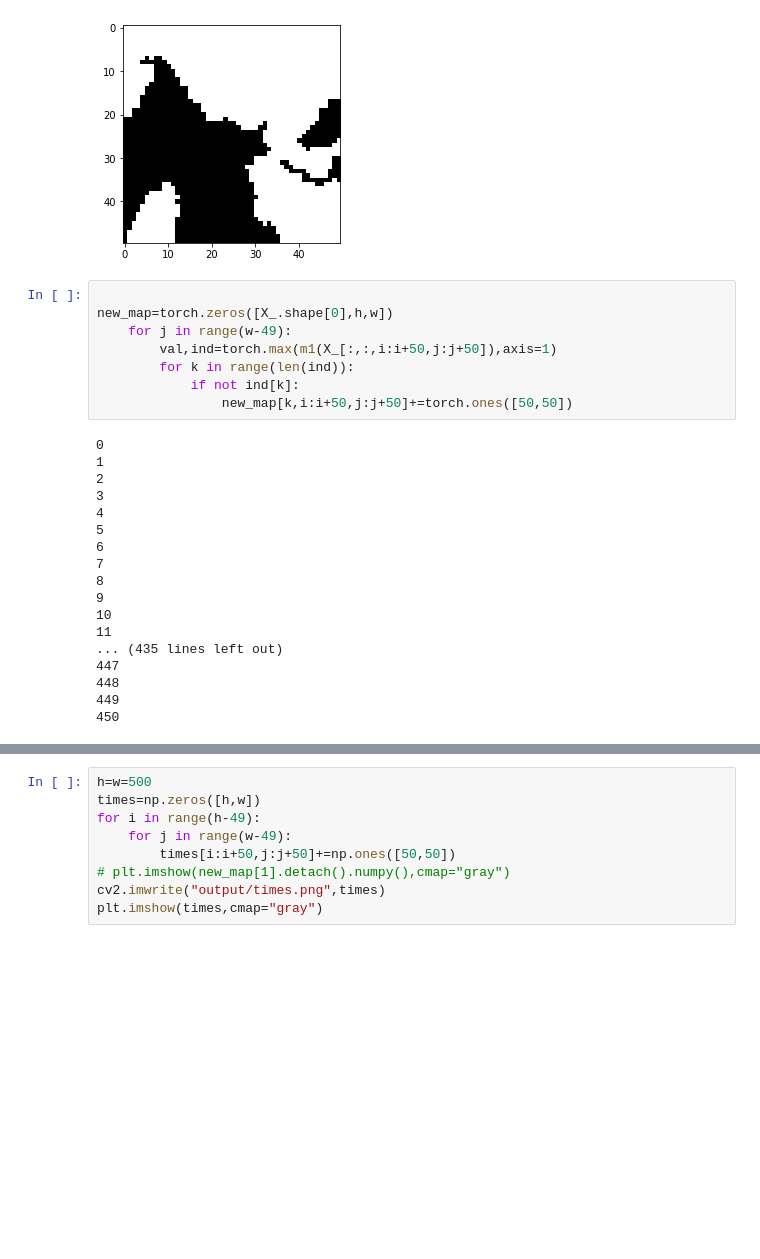
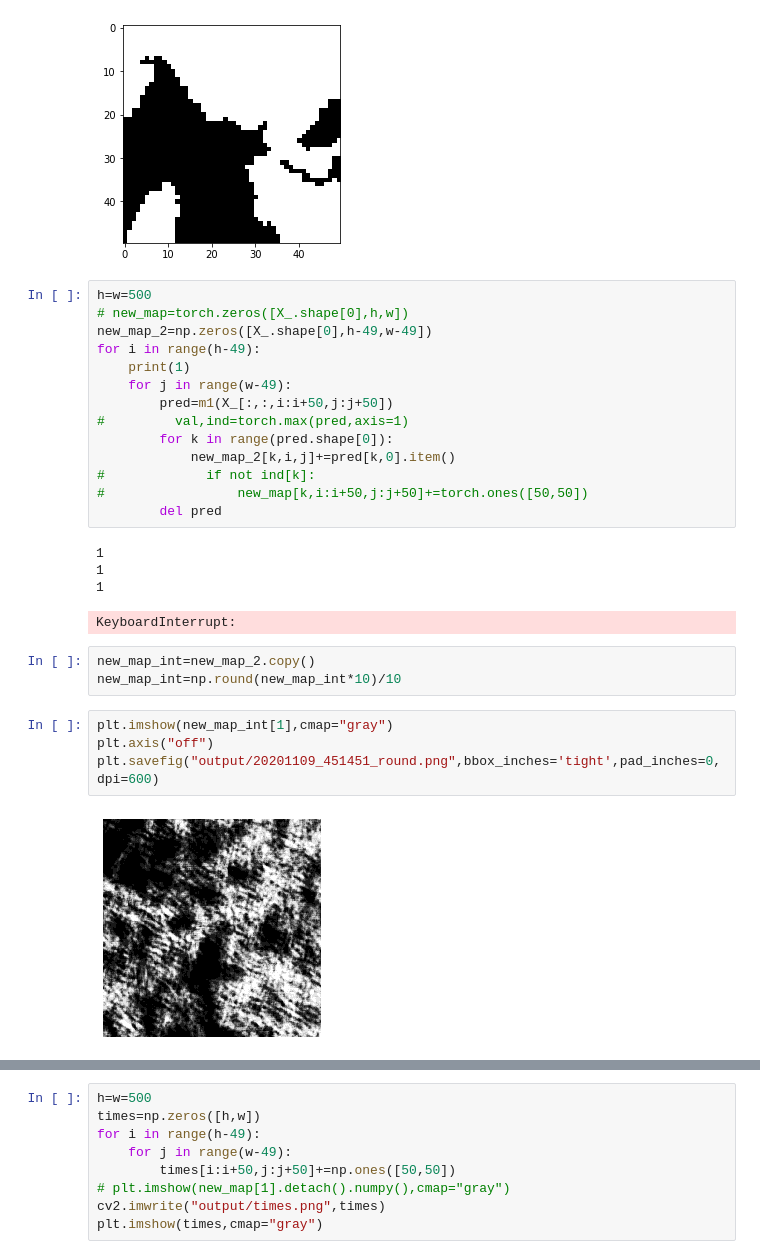
Before and after one commit to tsukiyashirokisaki/dp780, a Jupyter notebook: saliency.ipynb, the cells around one changed output, grey strips where cells are left out. Saved outputs shown, nothing was run; the diff lists cells and outputs as text; blank space fills up the shorter version.

```diff
--- a/saliency.ipynb
+++ b/saliency.ipynb
@@ -97,28 +92,30 @@ tensor([[0.6541, 0.3459]], grad_fn=<SoftmaxBackward>)
 [figure]
 [figure]
 # %%
-
-new_map=torch.zeros([X_.shape[0],h,w])
+h=w=500
+# new_map=torch.zeros([X_.shape[0],h,w])
+new_map_2=np.zeros([X_.shape[0],h-49,w-49])
+for i in range(h-49):
+    print(1)
     for j in range(w-49):
-        val,ind=torch.max(m1(X_[:,:,i:i+50,j:j+50]),axis=1)
-        for k in range(len(ind)):
-            if not ind[k]:
-                new_map[k,i:i+50,j:j+50]+=torch.ones([50,50])
+        pred=m1(X_[:,:,i:i+50,j:j+50])
+#         val,ind=torch.max(pred,axis=1)
+        for k in range(pred.shape[0]):
+            new_map_2[k,i,j]+=pred[k,0].item()
+#             if not ind[k]:
+#                 new_map[k,i:i+50,j:j+50]+=torch.ones([50,50])
+        del pred
 # %% [output]
-0
 1
-2
-3
-4
-5
-6
-7
-8
-9
-10
-11
-... (435 lines left out)
-447
-448
-449
-450
+1
+1
+KeyboardInterrupt:
+# %%
+new_map_int=new_map_2.copy()
+new_map_int=np.round(new_map_int*10)/10
+# %%
+plt.imshow(new_map_int[1],cmap="gray")
+plt.axis("off")
+plt.savefig("output/20201109_451451_round.png",bbox_inches='tight',pad_inches=0,dpi=600)
+# %% [output]
+[figure, added]
```
Also changed, not shown: parts of 9 cells of this notebook, 1 other file.
